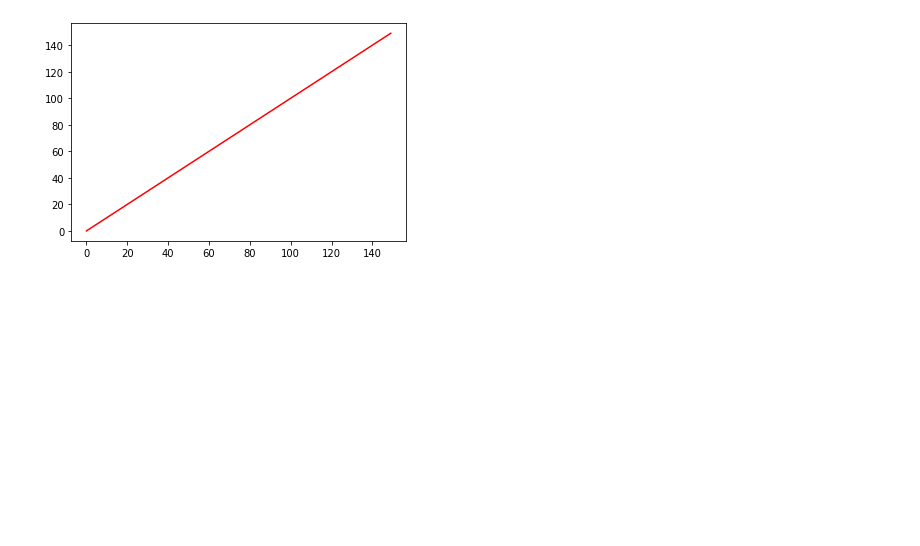
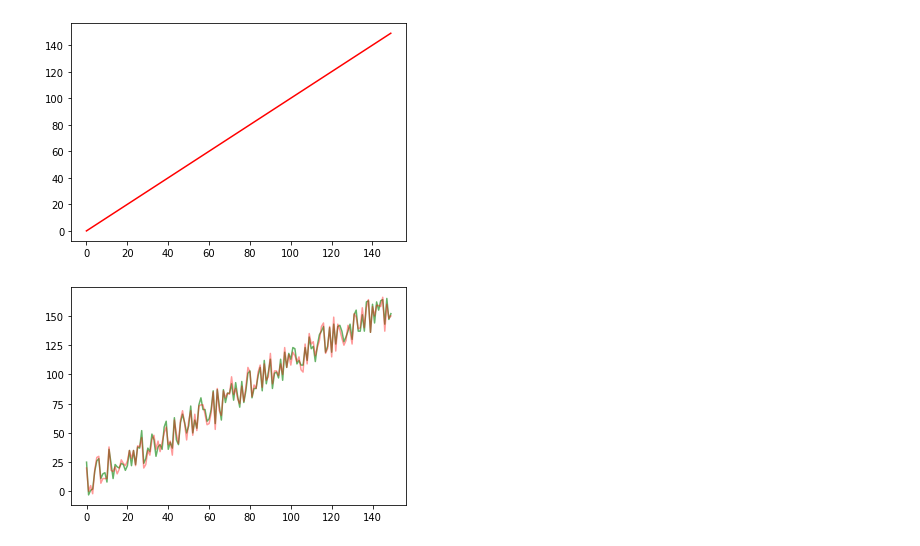
Before and after one commit to SaraPena/resources, a Jupyter notebook: matplotlib_intro_lesson.ipynb, the cells around one changed output. Saved outputs shown, nothing was run; the diff lists cells and outputs as text; code cells hidden in the pictures; blank space fills up the shorter version.

```diff
--- a/matplotlib_intro_lesson.ipynb
+++ b/matplotlib_intro_lesson.ipynb
@@ -36,0 +39,11 @@ plt.show()
+# %%
+#Some random data
+x1 = [randint(-5,25) + n for n in range(150)]
+x2 = [x + randint(-6,6) for x in x1]
+# %%
+# we can use the alpha kwarg to define how transparent the color is
+plt.plot(x1, c = 'green', alpha = 0.6)
+plt.plot(x2, c = 'red', alpha = 0.4)
+plt.show()
+# %% [output]
+[figure, added]
```
Also changed, not shown: parts of 5 cells of this notebook.
